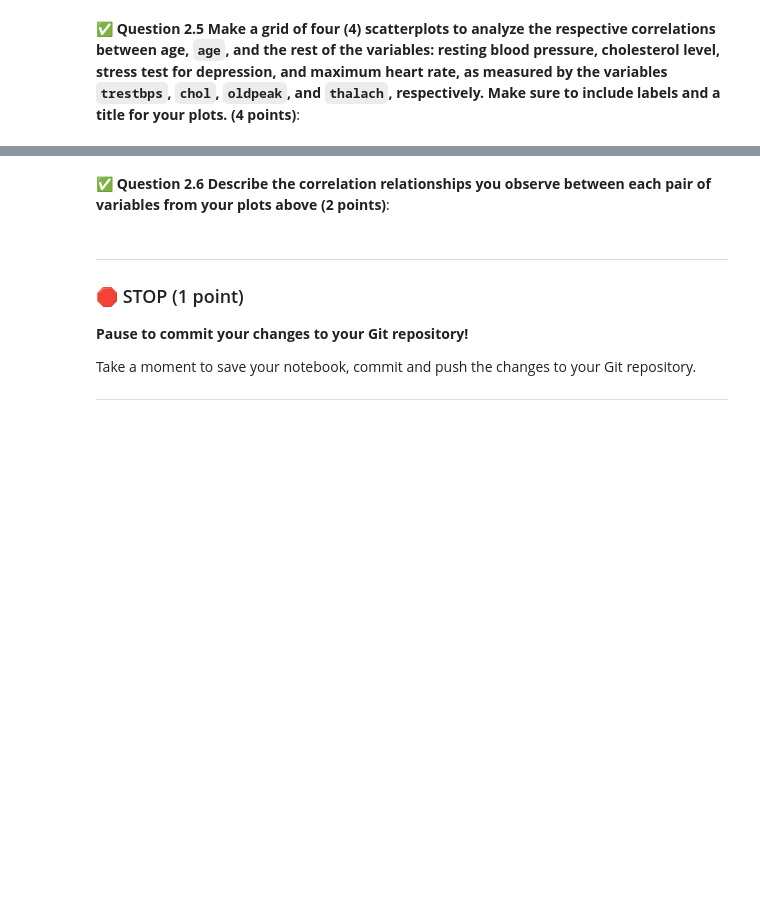
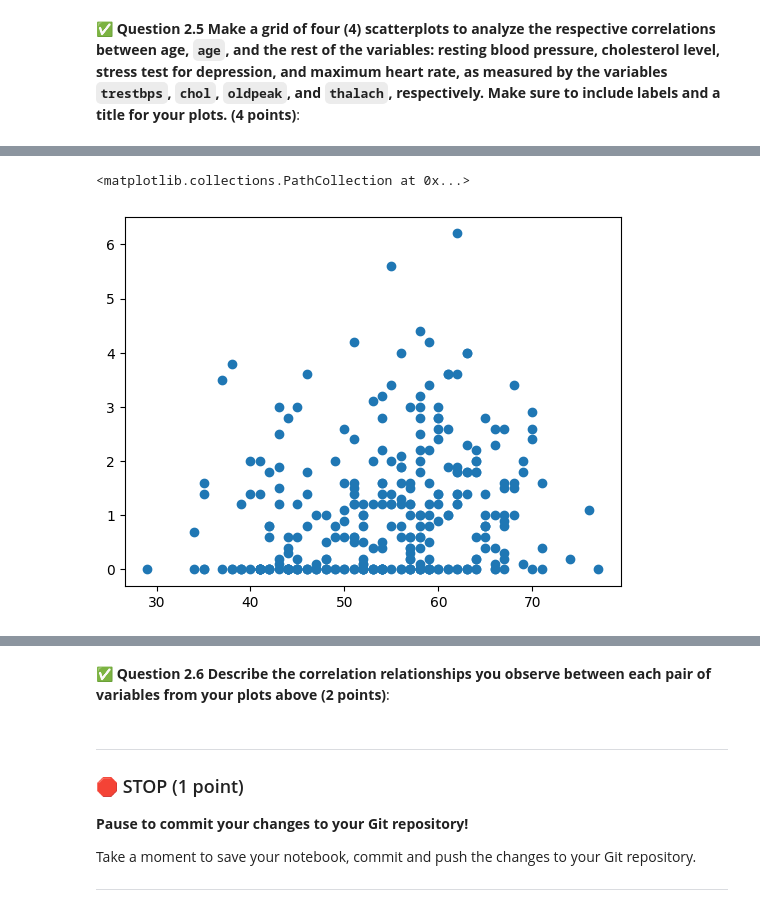
Before and after one commit to eliasel3-hub/CMSE202-f25-turnin, a Jupyter notebook: midterm/CMSE202-Midterm-Section003-STUDENT-F25.ipynb, the cells around one changed output, grey strips where cells are left out. Cells and saved outputs as stored; diff of their text form; code cells hidden in the pictures; blank space fills up the shorter version.

```diff
--- a/midterm/CMSE202-Midterm-Section003-STUDENT-F25.ipynb
+++ b/midterm/CMSE202-Midterm-Section003-STUDENT-F25.ipynb
@@ -103,0 +153,5 @@ The data set at this web link `https://raw.githubusercontent.com/NkechiC/Data-fi
+# %%
+plt.scatter(number_heart['age'],number_heart['oldpeak'])
+# %% [output]
+<matplotlib.collections.PathCollection at 0x...>
+[figure, added]
```
Also changed, not shown: parts of 21 cells of this notebook, 1 other file.
